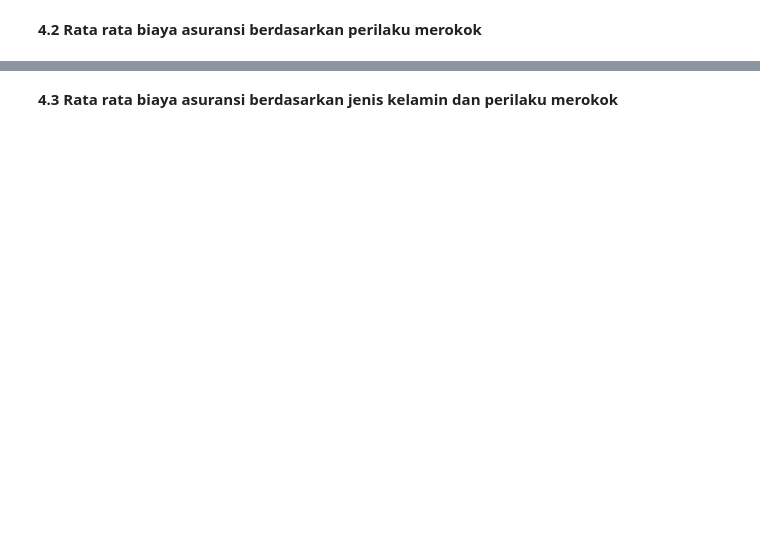
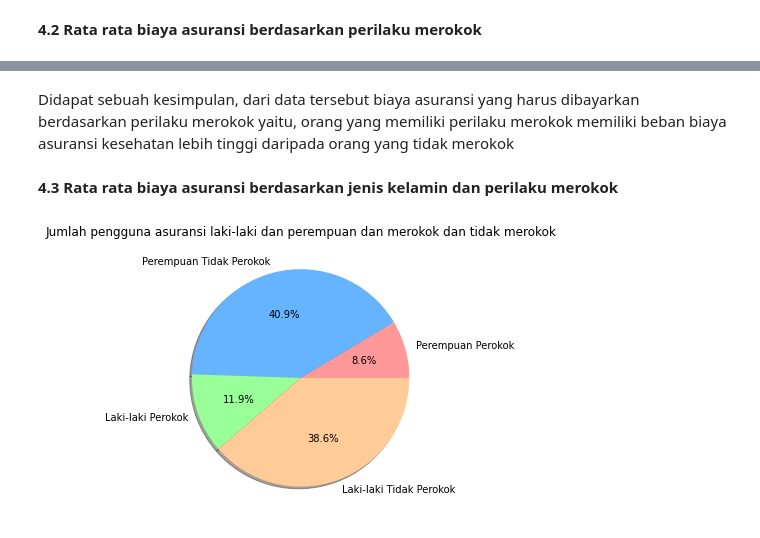
Before and after one commit to andrinur13/kuliah_bigdata, a Jupyter notebook: 1800018190.ipynb, the cells around one changed output, grey strips where cells are left out. Drawn from its saved outputs; the diff is of its cells as text; code cells hidden in the pictures; blank space fills up the shorter version.

```diff
--- a/1800018190.ipynb
+++ b/1800018190.ipynb
@@ -306,7 +309,7 @@ Lalu dilakukan pemrosesan data berupa perhitungan rata-rata biaya asuransi keseh
 # pada pemrosesan data ini menggunakan transformasi dan action pada spark dataframe
 
 # filter pengguna asuransi perempuan yang merokok
-data_perempuan_perokok = data_perempuan.filter(data_asuransi_perempuan['smoker'] == 'yes')
+data_perempuan_perokok = data_perempuan.filter(data_perempuan['smoker'] == 'yes')
 
 # filter pengguna asuransi perempuan yang tidak merokok
 data_perempuan_tidak_perokok = data_perempuan.filter(data_perempuan['smoker'] == 'no')
@@ -328,10 +331,10 @@ lk_tdk_mrkk = rata_biaya_berdasarkan_jk_dan_perokok.collect()[0][2]
 
 # output
 
-print('Perempuan merokok sebanyak          : ', perempuan_merokok.count())
-print('Perempuan tidak merokok sebanyak    : ', perempuan_tidak_merokok.count())
-print('Laki-laki merokok sebanyak          : ', laki_merokok.count())
-print('Laki-laki tidak merokok sebanyak    : ', laki_tidak_merokok.count())
+print('Perempuan merokok sebanyak          : ', data_perempuan_perokok.count())
+print('Perempuan tidak merokok sebanyak    : ', data_perempuan_tidak_perokok.count())
+print('Laki-laki merokok sebanyak          : ', data_lakiLaki_perokok.count())
+print('Laki-laki tidak merokok sebanyak    : ', data_lakiLaki_tidak_perokok.count())
 
 print('\n Rata-rata biaya asuransi kesehatan')
 
@@ -420,2 +425,4 @@ print('\n')
+# %% [markdown]
+Didapat sebuah kesimpulan, dari data tersebut biaya asuransi yang harus dibayarkan berdasarkan perilaku merokok yaitu, orang yang memiliki perilaku merokok memiliki beban biaya asuransi kesehatan lebih tinggi daripada orang yang tidak merokok
 # %% [markdown]
 **4.3 Rata rata biaya asuransi berdasarkan jenis kelamin dan perilaku merokok**
@@ -424,3 +429,15 @@ print('\n')
+# %%
+# plotting data
+fig, axes = plt.subplots()
+
+# jumlah pengguna asuransi laki-laki dan perempuan
+fig.set_size_inches(7, 5)
+
+plt.title('Jumlah pengguna asuransi laki-laki dan perempuan dan merokok dan tidak merokok')
+plt.pie([data_perempuan_perokok.count(), data_perempuan_tidak_perokok.count(), data_lakiLaki_perokok.count(), data_lakiLaki_tidak_perokok.count()], labels=['Perempuan Perokok', 'Perempuan Tidak Perokok', 'Laki-laki Perokok', 'Laki-laki Tidak Perokok'], autopct='%1.1f%%', shadow=True, startangle=0, colors=['#ff9999','#66b3ff','#99ff99','#ffcc99'])
+print('\n')
+# %% [output]
+[figure, added]
 # %%
 # plotting data
 
```
Also changed, not shown: parts of 15 cells of this notebook.
